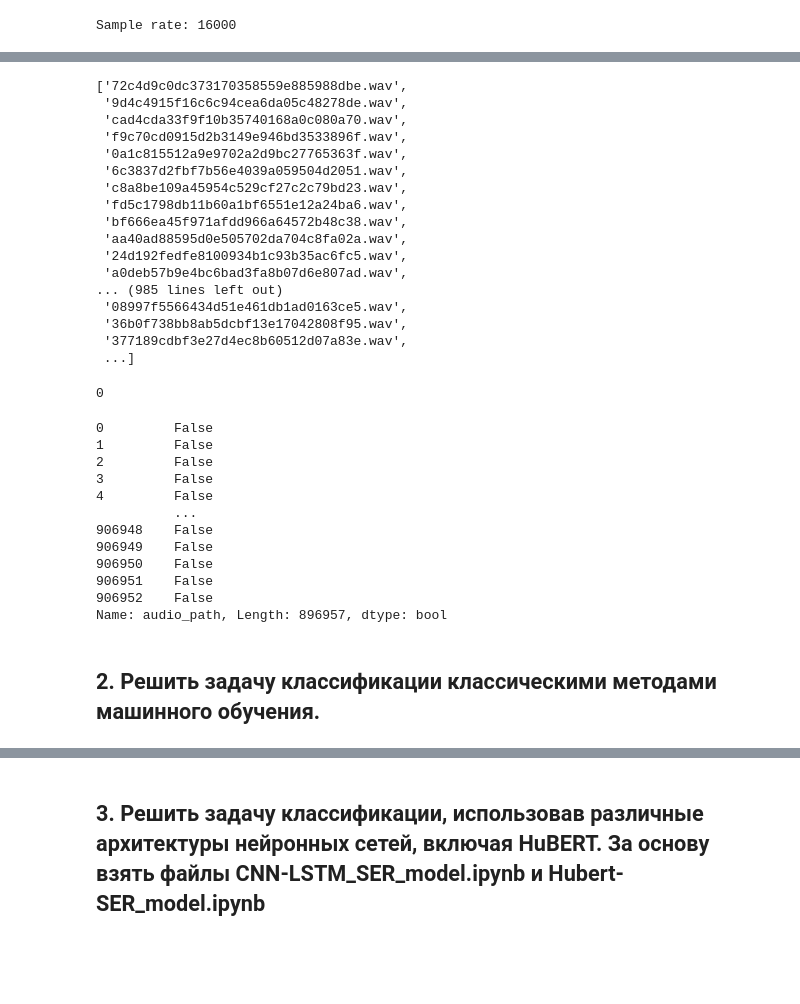
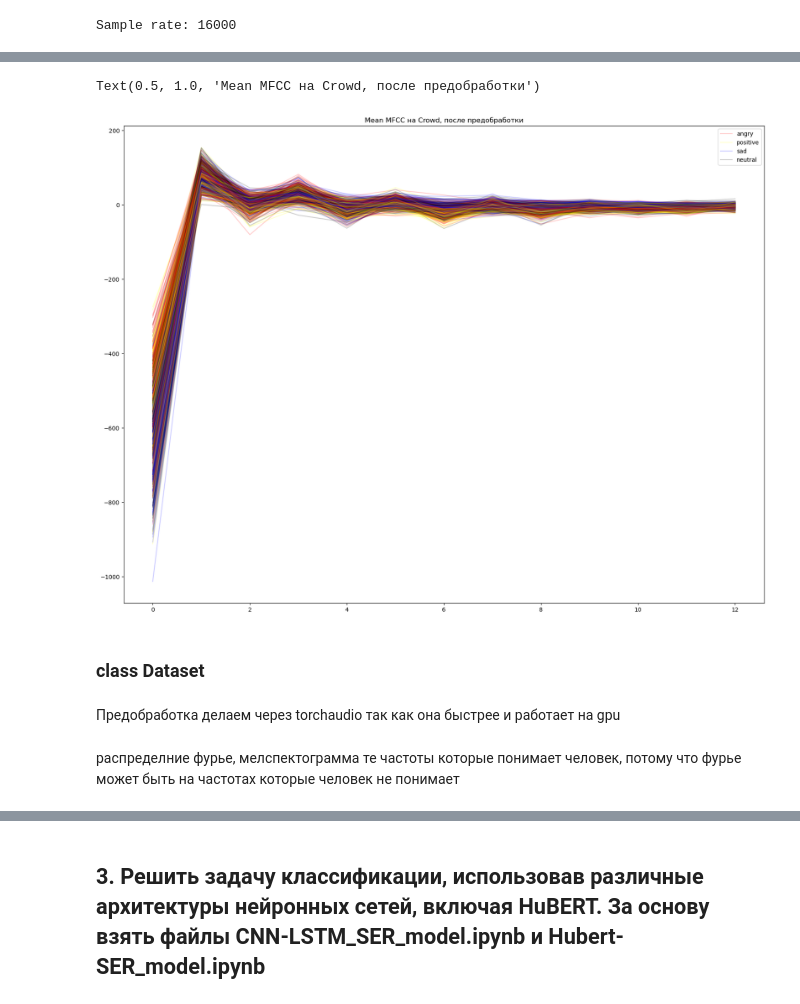
Before and after one commit to anpilove/NLP-FU, a Jupyter notebook: Lab6/Lab6_AudioSentiment.ipynb, the cells around one changed output, grey strips where cells are left out. Drawn from its saved outputs; the diff is of its cells as text; code cells hidden in the pictures; blank space fills up the shorter version.

Commit message:
add class Dataset

```diff
--- a/Lab6/Lab6_AudioSentiment.ipynb
+++ b/Lab6/Lab6_AudioSentiment.ipynb
@@ -223,43 +266,24 @@ crowd_test_wavs = os.listdir(path="/Users/kirillanpilov/NLP_FU/Lab6/crowd_test/w
-# %%
-crowd_train_wavs
-# %% [output]
-['72c4d9c0dc373170358559e885988dbe.wav',
- '9d4c4915f16c6c94cea6da05c48278de.wav',
- 'cad4cda33f9f10b35740168a0c080a70.wav',
- 'f9c70cd0915d2b3149e946bd3533896f.wav',
- '0a1c815512a9e9702a2d9bc27765363f.wav',
- '6c3837d2fbf7b56e4039a059504d2051.wav',
- 'c8a8be109a45954c529cf27c2c79bd23.wav',
- 'fd5c1798db11b60a1bf6551e12a24ba6.wav',
- 'bf666ea45f971afdd966a64572b48c38.wav',
- 'aa40ad88595d0e505702da704c8fa02a.wav',
- '24d192fedfe8100934b1c93b35ac6fc5.wav',
- 'a0deb57b9e4bc6bad3fa8b07d6e807ad.wav',
-... (985 lines left out)
- '08997f5566434d51e461db1ad0163ce5.wav',
- '36b0f738bb8ab5dcbf13e17042808f95.wav',
- '377189cdbf3e27d4ec8b60512d07a83e.wav',
- ...]
-# %%
-mask = crowd_train['audio_path'].isin(crowd_train_wavs)
-sum(mask)
-# %% [output]
-0
-# %%
-crowd_train['audio_path'] == '72c4d9c0dc373170358559e885988dbe.wav'
-# %% [output]
-0         False
-1         False
-2         False
-3         False
-4         False
-          ...
-906948    False
-906949    False
-906950    False
-906951    False
-906952    False
-Name: audio_path, Length: 896957, dtype: bool
-# %% [markdown]
-## 2. Решить задачу классификации классическими методами машинного обучения.
+# %%
+plt.figure(figsize=(20, 15))
+colors = ['', 'black', 'yellow', 'blue', '', 'red']
+for i in range(200):
+    for emo in ['angry', 'positive', 'sad', 'neutral']:
+        path = "/Users/kirillanpilov/NLP_FU/Lab6/crowd_train/wavs/" + crowd_train[crowd_train['annotator_emo'] == emo]['audio_path'].iloc[i]
+        data, sr = librosa.load(path)
+        data = nr.reduce_noise(data, sr=sr)
+        data, index = librosa.effects.trim(data, top_db=33)
+        mfcc = np.mean(librosa.feature.mfcc(y=data, sr=sr, hop_length = 512, n_mfcc=13), axis=1)
+        if i==0:
+            plt.plot(mfcc, color=colors[len(emo)%6], alpha=0.2, label=emo)
+        else:
+            plt.plot(mfcc, color=colors[len(emo)%6], alpha=0.2)
+plt.legend()
+plt.title('Mean MFCC на Crowd, после предобработки')
+# %% [output]
+Text(0.5, 1.0, 'Mean MFCC на Crowd, после предобработки')
+[figure, added]
+# %% [markdown]
+### class Dataset
+# %% [markdown]
+Предобработка делаем через torchaudio так как она быстрее и работает на gpu
 # %%
@@ -288,0 +354,2 @@ class SoundDataset(Dataset):
+# %% [markdown]
+распределние фурье, мелспектограмма те частоты которые понимает человек, потому что фурье может быть на частотах которые человек не понимает
```
Also changed, not shown: parts of 26 cells of this notebook.
